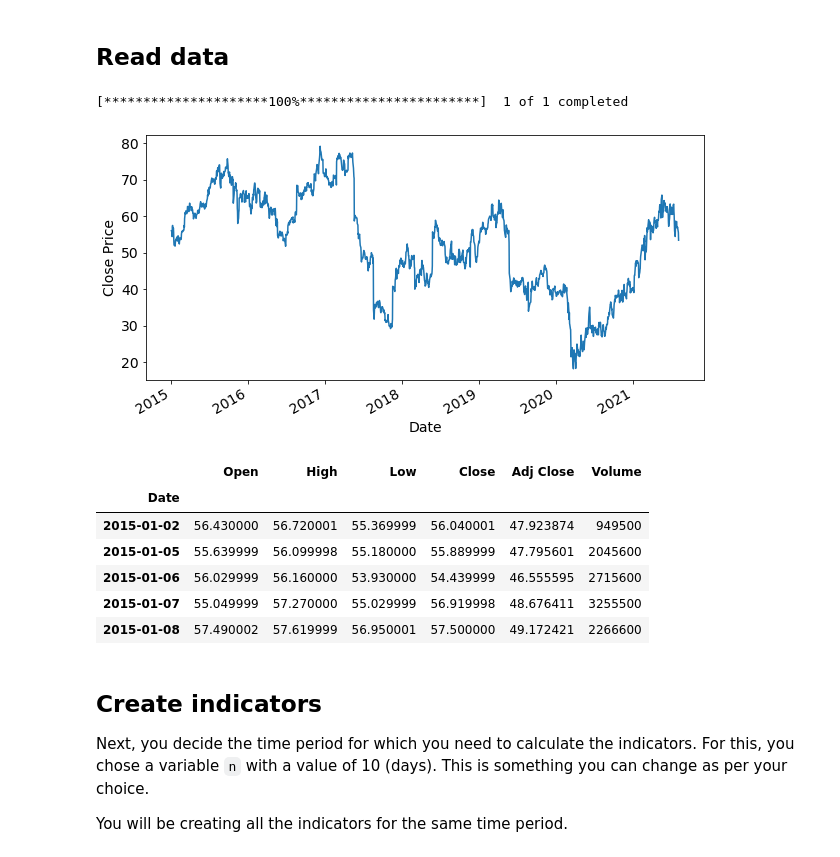
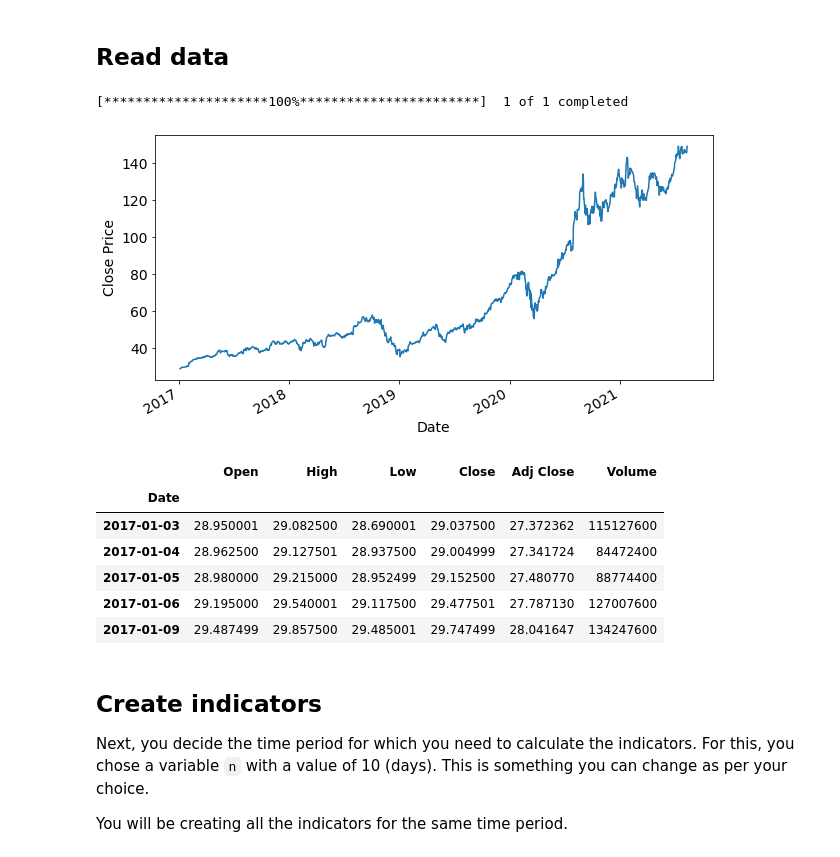
Before and after one commit to LesterALeong/Quantra-SVM-Classification-Review, a Jupyter notebook: Quntra_Classification_SVM.ipynb, the cells around one changed output. Drawn from its saved outputs; the diff is of its cells as text; code cells hidden in the pictures.

```diff
--- a/Quntra_Classification_SVM.ipynb
+++ b/Quntra_Classification_SVM.ipynb
@@ -74,26 +74,26 @@ warnings.filterwarnings("ignore")
 ## Read data
 # %%
 # Gather Foot Locker Daily Data
-stock = 'FL'
+stock = 'AAPL'
 Df = yf.download(stock, '2017-01-01')
 
 # Plot the closing price
 Df.Close.plot(figsize=(10, 5))
 plt.ylabel("Close Price")
 plt.show()
 # %% [output]
 [*********************100%***********************]  1 of 1 completed
-[figure, old version]
+[figure, new version]
 # %%
 Df.head()
 # %% [output]
 |  | Open | High | Low | Close | Adj Close | Volume |
 | Date |  |  |  |  |  |  |
-| 2015-01-02 | 56.430000 | 56.720001 | 55.369999 | 56.040001 | 47.923874 | 949500 |
-| 2015-01-05 | 55.639999 | 56.099998 | 55.180000 | 55.889999 | 47.795601 | 2045600 |
-| 2015-01-06 | 56.029999 | 56.160000 | 53.930000 | 54.439999 | 46.555595 | 2715600 |
-| 2015-01-07 | 55.049999 | 57.270000 | 55.029999 | 56.919998 | 48.676411 | 3255500 |
-| 2015-01-08 | 57.490002 | 57.619999 | 56.950001 | 57.500000 | 49.172421 | 2266600 |
+| 2017-01-03 | 28.950001 | 29.082500 | 28.690001 | 29.037500 | 27.372362 | 115127600 |
+| 2017-01-04 | 28.962500 | 29.127501 | 28.937500 | 29.004999 | 27.341724 | 84472400 |
+| 2017-01-05 | 28.980000 | 29.215000 | 28.952499 | 29.152500 | 27.480770 | 88774400 |
+| 2017-01-06 | 29.195000 | 29.540001 | 29.117500 | 29.477501 | 27.787130 | 127007600 |
+| 2017-01-09 | 29.487499 | 29.857500 | 29.485001 | 29.747499 | 28.041647 | 134247600 |
 # %% [markdown]
 ## Create indicators
 
```
Also changed, not shown: parts of 19 cells of this notebook.
